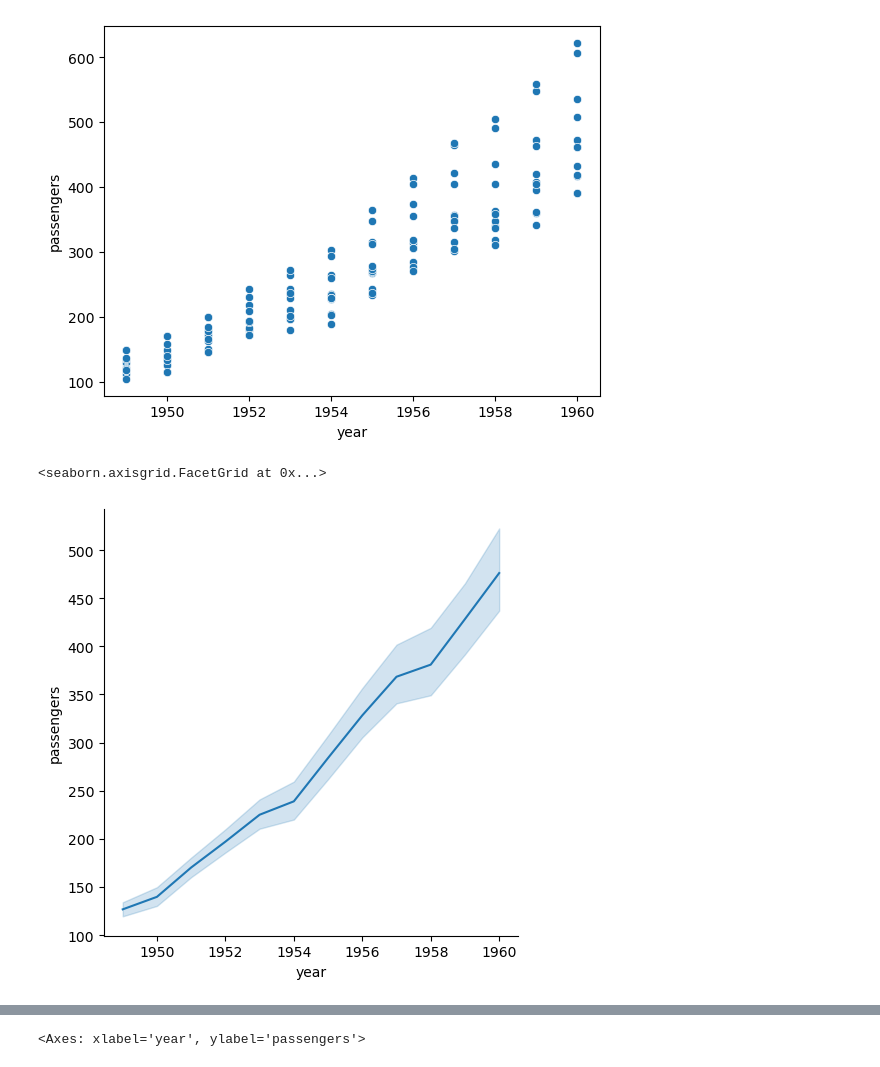
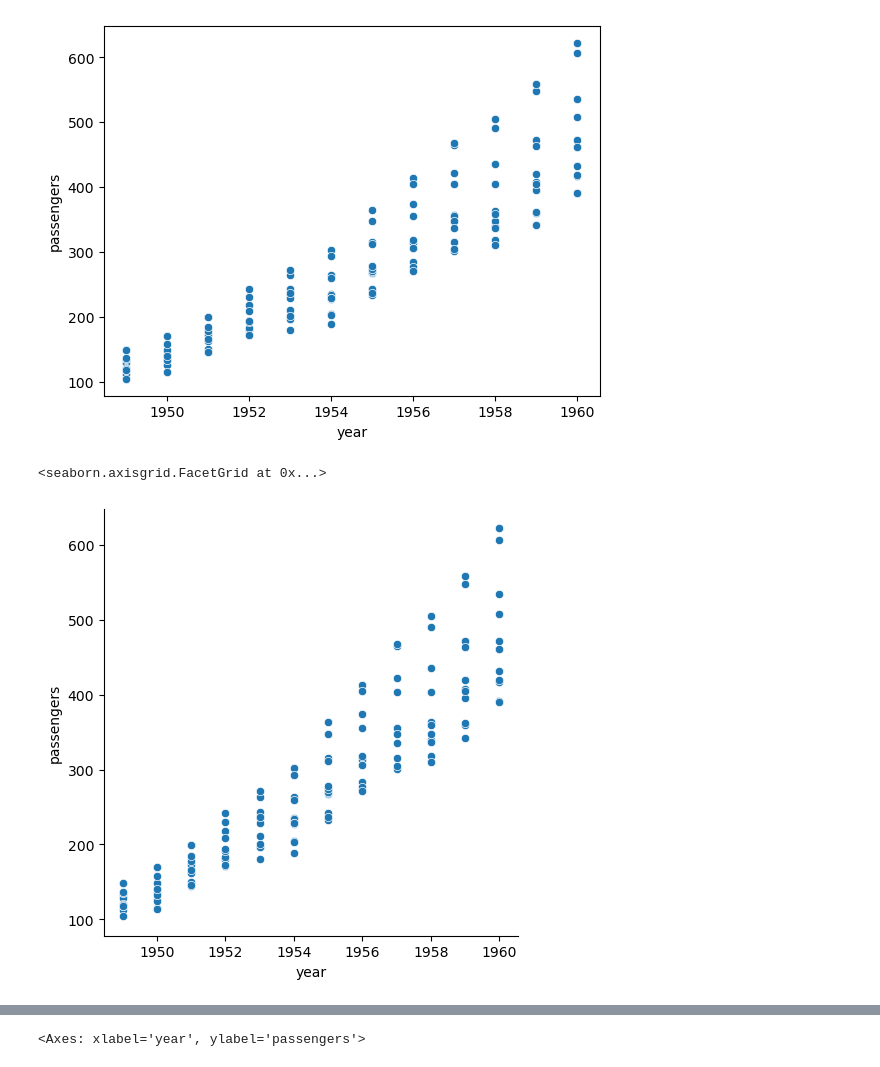
Before and after one commit to Yashshakya1/Data_Science_macbook, a Jupyter notebook: data science(self learning)/seaborn/cybrom_relation_and_distribution.ipynb, the cells around one changed output, grey strips where cells are left out. Cells and saved outputs as stored; diff of their text form; code cells hidden in the pictures.

```diff
--- a/data science(self learning)/seaborn/cybrom_relation_and_distribution.ipynb
+++ b/data science(self learning)/seaborn/cybrom_relation_and_distribution.ipynb
@@ -26,7 +43,7 @@ sns.scatterplot(data = ds,x='year',y = 'passengers')
 <Axes: xlabel='year', ylabel='passengers'>
 [figure]
 # %%
-sns.relplot(data = ds,x='year',y = 'passengers',kind = 'line')
+sns.relplot(data = ds,x='year',y = 'passengers',kind = 'scatter')
 # %% [output]
 <seaborn.axisgrid.FacetGrid at 0x...>
-[figure, old version]
+[figure, new version]
```
Also changed, not shown: parts of 4 cells of this notebook, 1 other file.
